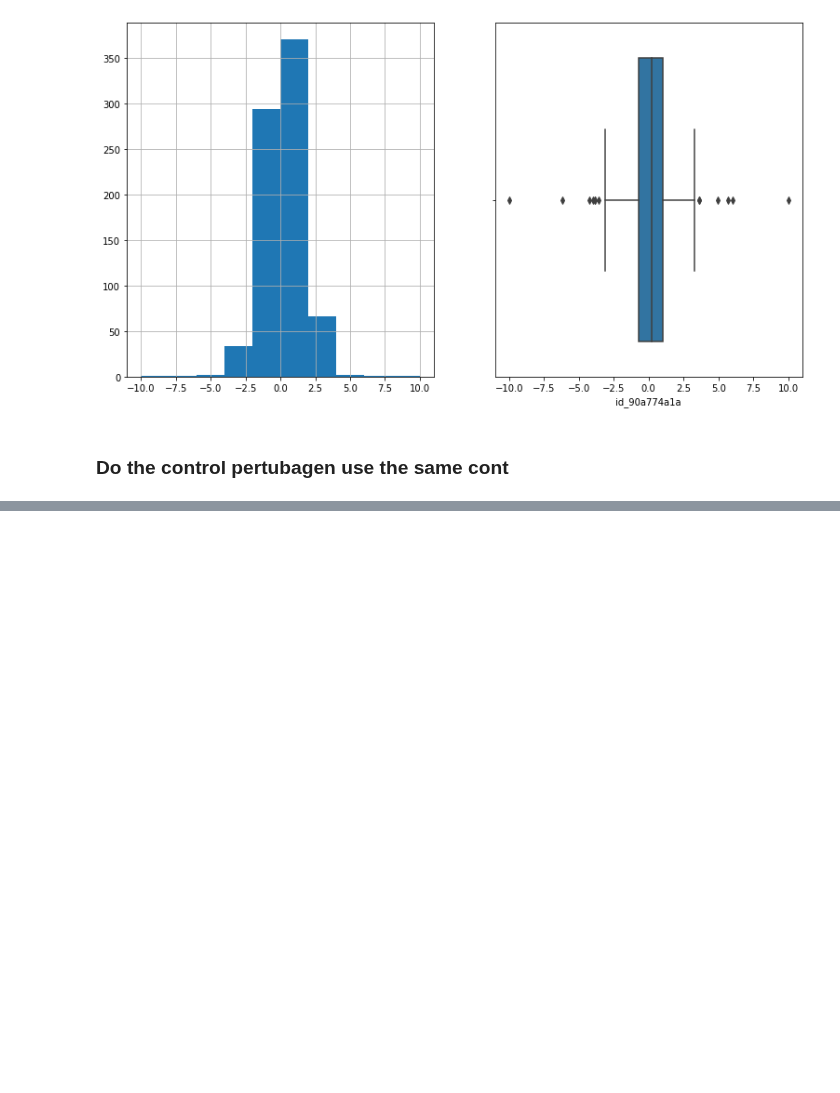
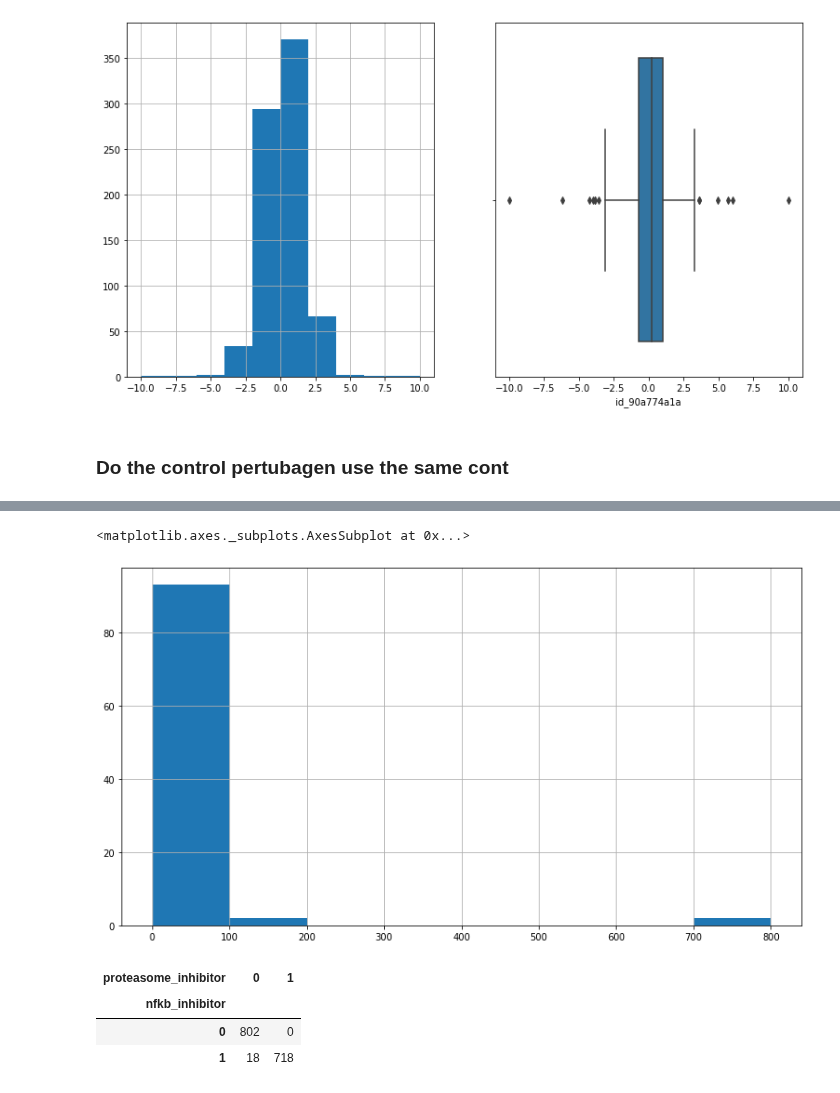
Before and after one commit to Yongliang-Shi/Mechanism-of-Action-Prediction, a Jupyter notebook: explore_moa.ipynb, the cells around one changed output, grey strips where cells are left out. Cells and saved outputs as stored; diff of their text form; code cells hidden in the pictures; blank space fills up the shorter version.

```diff
--- a/explore_moa.ipynb
+++ b/explore_moa.ipynb
@@ -564,0 +568,5 @@ Name: id_90a774a1a, dtype: float64
+# %%
+# Read file train_targets_socred
+
+targets = pd.read_csv('train_targets_scored.csv', index_col=0)
+targets.info()
@@ -564,0 +579,14 @@ Name: id_90a774a1a, dtype: float64
+# %%
+# Sum how many targets one id has
+
+targets.sum(axis=1)
+
+# Create a mask for id with two targets
+
+mask = (targets.sum(axis=1) == 2)
+mask.size # 23814
+
+# Select all the ids with two targets
+
+two_tars = targets.loc[mask, :]
+two_tars.shape #(1538, 206)
@@ -564,0 +595,7 @@ Name: id_90a774a1a, dtype: float64
+# %%
+# The counts of each target among the ids with two targets
+# Put them in desceding order
+# Select targets != 0
+
+count_two_tars = two_tars.sum(axis=0).sort_values(ascending=False).head(97)
+count_two_tars
@@ -564,0 +615,17 @@ Name: id_90a774a1a, dtype: float64
+# %%
+# Visualize the coutnt of each targets
+
+plt.figure(figsize=(13,7))
+count_two_tars.hist(bins=[0, 100, 200, 300, 400, 500, 600, 700, 800])
+# %% [output]
+<matplotlib.axes._subplots.AxesSubplot at 0x...>
+[figure, added]
+# %%
+# Displays frequency distribution of the top 2 targets: nfkb_inhibitor and proteasome inhibitor.
+
+pd.crosstab(two_tars.nfkb_inhibitor, two_tars.proteasome_inhibitor)
+# %% [output]
+| proteasome_inhibitor | 0 | 1 |
+| nfkb_inhibitor |  |  |
+| 0 | 802 | 0 |
+| 1 | 18 | 718 |
```
Also changed, not shown: parts of 8 cells of this notebook.
